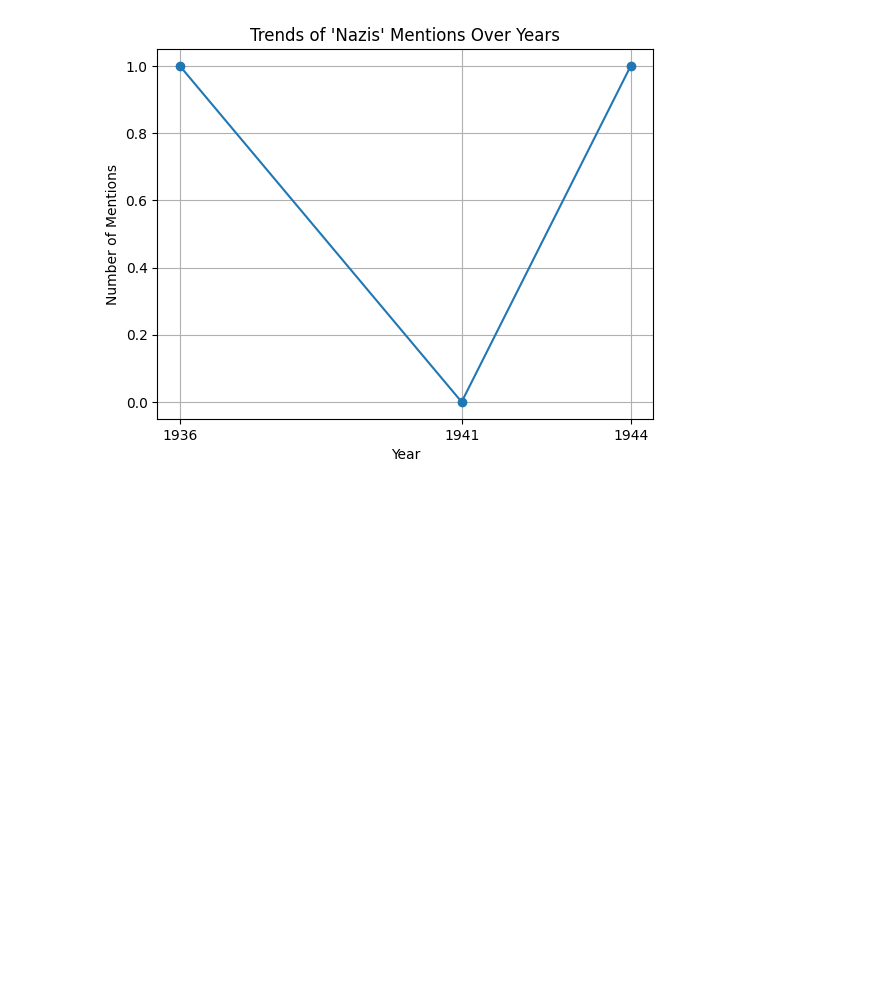
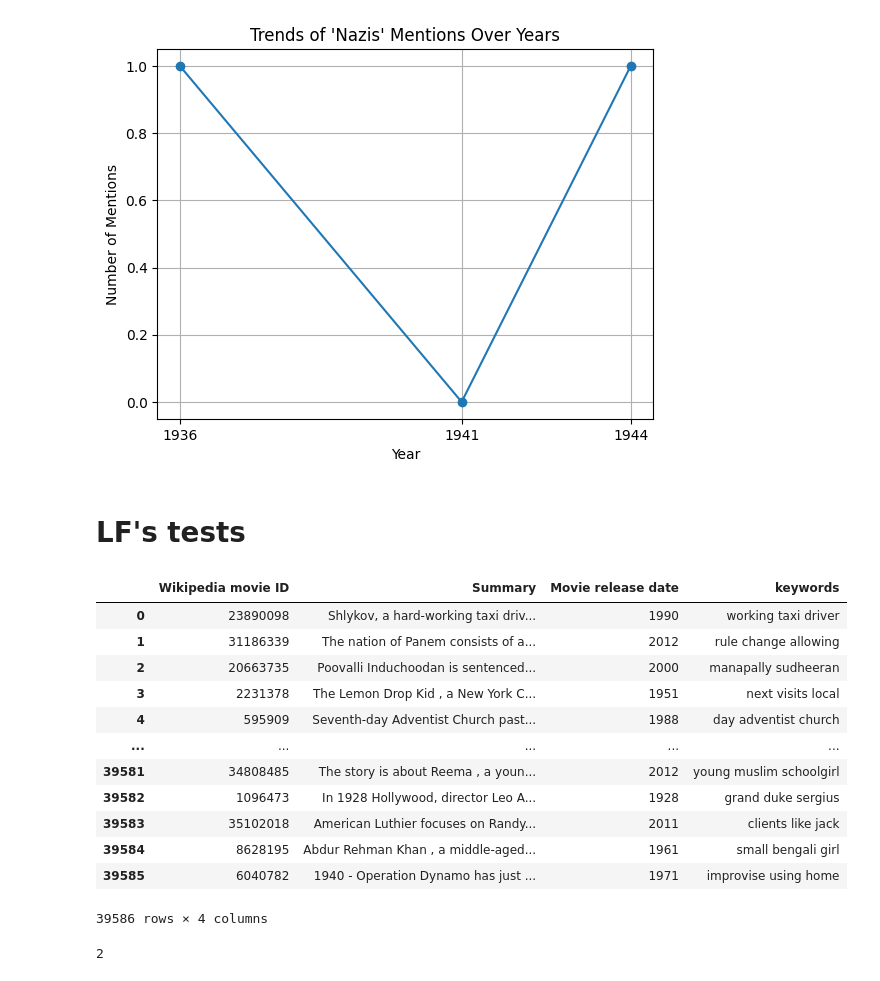
Before and after one commit to epfl-ada/ada-2024-project-metal2024, a Jupyter notebook: plot-LLM.ipynb, the cells around one changed output. Cells and saved outputs as stored; diff of their text form; code cells hidden in the pictures; blank space fills up the shorter version.

Commit message:
test des mots clefs

```diff
--- a/plot-LLM.ipynb
+++ b/plot-LLM.ipynb
@@ -304,3 +303,47 @@ plt.grid()
 plt.show()
 # %% [output]
 [figure]
+# %% [markdown]
+# LF's tests
+# %%
+from rake_nltk import Rake
+import pandas as pd
+import string
+
+# Initialize the keyword extractor
+r = Rake()
+
+su_df = pd.read_csv("./MovieSummaries/processed_plot_summaries.csv")
+
+# Define a function to extract keywords from a summary
+def extract_keywords(summary):
+    r.extract_keywords_from_text(summary)
+    keywords = r.get_ranked_phrases_with_scores()
+    words = [word.strip(string.punctuation) for score, keyword in keywords for word in keyword.split()] #words = [word for score, keyword in keywords for word in keyword.split()]
+    return " ".join(words[:3])
+
+# Apply the function to the "summary" column of the DataFrame
+su_df["keywords"] = su_df["Summary"].apply(extract_keywords)
+su_df.to_csv("./MovieSummaries/processed_plot_summaries.csv", index=False)
+
+su_df
+# %% [output]
+|  | Wikipedia movie ID | Summary | Movie release date | keywords |
+| 0 | 23890098 | Shlykov, a hard-working taxi driv... | 1990 | working taxi driver |
+| 1 | 31186339 | The nation of Panem consists of a... | 2012 | rule change allowing |
+| 2 | 20663735 | Poovalli Induchoodan is sentenced... | 2000 | manapally sudheeran |
+| 3 | 2231378 | The Lemon Drop Kid , a New York C... | 1951 | next visits local |
+| 4 | 595909 | Seventh-day Adventist Church past... | 1988 | day adventist church |
+| ... | ... | ... | ... | ... |
+| 39581 | 34808485 | The story is about Reema , a youn... | 2012 | young muslim schoolgirl |
+| 39582 | 1096473 | In 1928 Hollywood, director Leo A... | 1928 | grand duke sergius |
+| 39583 | 35102018 | American Luthier focuses on Randy... | 2011 | clients like jack |
+| 39584 | 8628195 | Abdur Rehman Khan , a middle-aged... | 1961 | small bengali girl |
+| 39585 | 6040782 | 1940 - Operation Dynamo has just ... | 1971 | improvise using home |
+39586 rows × 4 columns
+# %%
+# Print the number of words in the cell in the "keywords" column and the 3rd row
+print(len(su_df.loc[2, "keywords"].split()))
+#chelou car parfois pas 3 mots mais moins
+# %% [output]
+2
```
Also changed, not shown: parts of 3 cells of this notebook.
